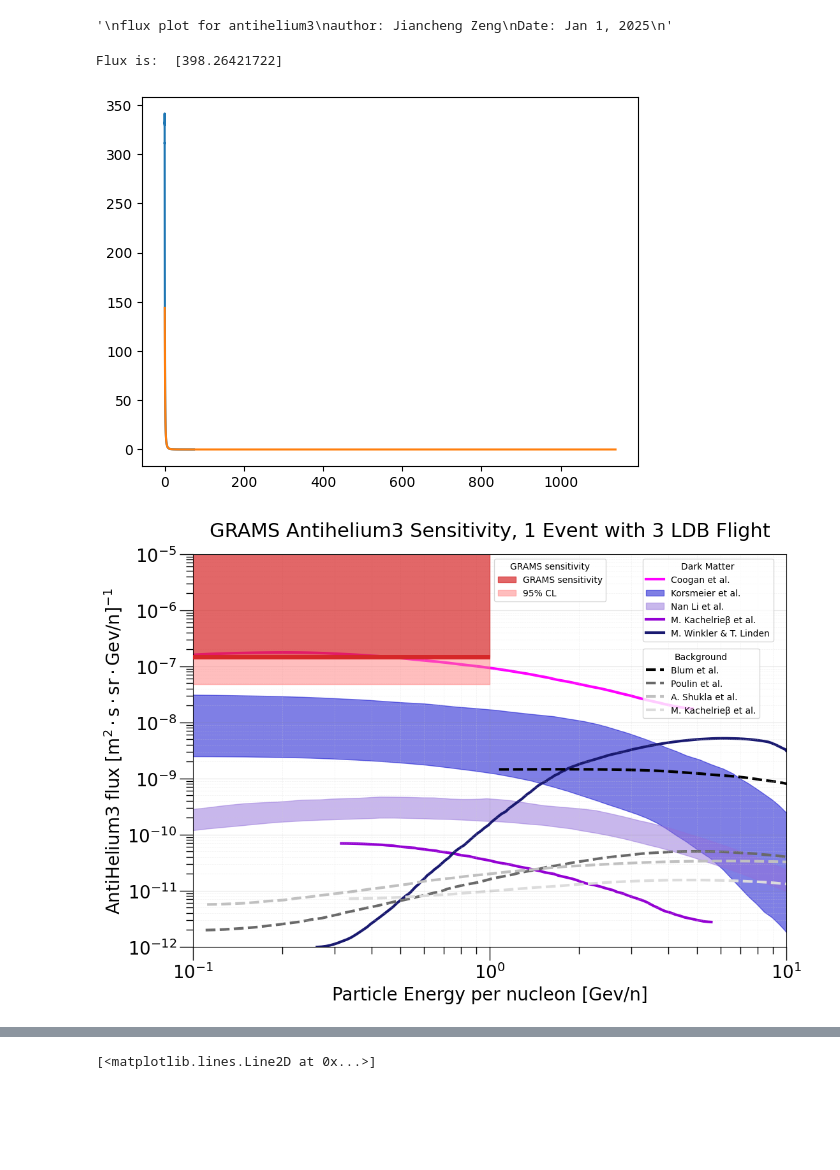
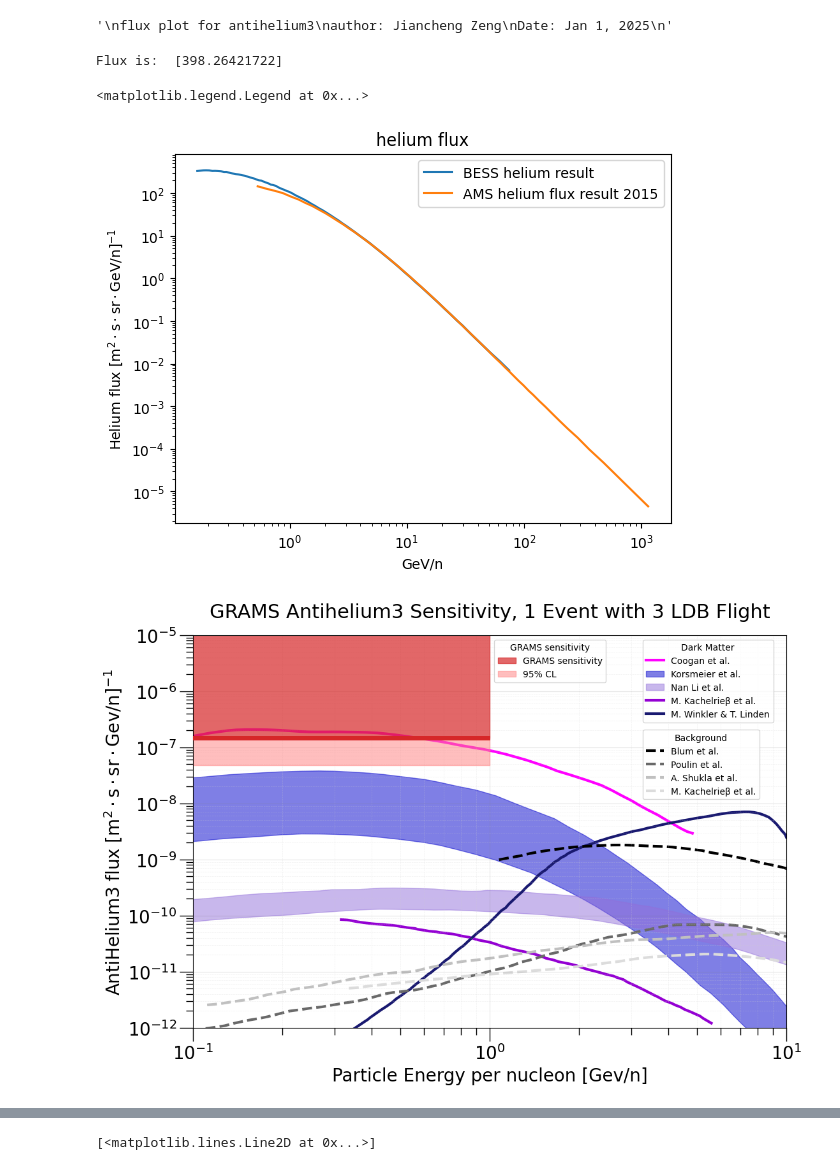
Before and after one commit to Eclipsedclaw/GRAMS, a Jupyter notebook: analysis/2023_Paper/flux_plot.ipynb, the cells around one changed output, grey strips where cells are left out. Cells and saved outputs as stored; diff of their text form; code cells hidden in the pictures; blank space fills up the shorter version.

Commit message:
flux plot updated for paper revision

```diff
--- a/analysis/2023_Paper/flux_plot.ipynb
+++ b/analysis/2023_Paper/flux_plot.ipynb
@@ -125,7 +125,7 @@ BKG_M_Kachelrie_background_y = [row[1] for row in BKG_M_Kachelrie_background]
 # %%
 from scipy.ndimage import gaussian_filter1d
 
-def smooth_with_gaussian(x, y, sigma=10):
+def smooth_with_gaussian(x, y, sigma=1):
     """
     Apply Gaussian kernel smoothing to the data.
 
@@ -138,7 +138,9 @@ def smooth_with_gaussian(x, y, sigma=10):
     - y_smooth: The smoothed y-values.
     """
     y_smooth = gaussian_filter1d(y, sigma=sigma)
+    #y_smooth = y
     return x, y_smooth
+
 
 DM_Linden_x, DM_Linden_y = smooth_with_gaussian(DM_Linden_x, DM_Linden_y)
 DM_coogan_x, DM_coogan_y = smooth_with_gaussian(DM_coogan_x, DM_coogan_y)
@@ -154,6 +156,12 @@ BKG_Poulin_x, BKG_Poulin_y = smooth_with_gaussian(BKG_Poulin_x, BKG_Poulin_y)
 BKG_A_Shukla_x, BKG_A_Shukla_y = smooth_with_gaussian(BKG_A_Shukla_x, BKG_A_Shukla_y)
 BKG_M_Kachelrie_background_x, BKG_M_Kachelrie_background_y = smooth_with_gaussian(BKG_M_Kachelrie_background_x, BKG_M_Kachelrie_background_y)
 # %%
+plt.xscale('log')
+plt.yscale('log')
+plt.title("helium flux")
+plt.xlabel("GeV/n")
+plt.ylabel(r'Helium flux $[m^{2}\cdot s \cdot sr \cdot GeV/n]^{-1}$')
+
 # BESS helium flux
 df = pd.read_csv("/NAS/JC/paper/GRAMS_antihelium3_sensitivity/BESS_helium.csv")
 BESS_helium = df.values.tolist()
@@ -163,7 +171,7 @@ BESS_helium_y = [row[1] for row in BESS_helium]
 
 # modify the energy convertion
 BESS_helium_y = [y / (x ** 2.7) for x, y in zip(BESS_helium_x, BESS_helium_y)]
-plt.plot(BESS_helium_x, BESS_helium_y)
+plt.plot(BESS_helium_x, BESS_helium_y, label = 'BESS helium result')
 
 # AMS helium flux on year 2015 paper
 df = pd.read_csv("/NAS/JC/paper/GRAMS_antihelium3_sensitivity/AMS_helium_2015.csv")
@@ -174,7 +182,7 @@ AMS_helium_2015_y = [row[1] for row in AMS_helium_2015]
 
 # modify the energy convertion
 AMS_helium_2015_y = [y / (x ** 2.7) for x, y in zip(AMS_helium_2015_x, AMS_helium_2015_y)]
-plt.plot(AMS_helium_2015_x, AMS_helium_2015_y)
+plt.plot(AMS_helium_2015_x, AMS_helium_2015_y, label = 'AMS helium flux result 2015')
 
 # AMS helium3 flux
 df = pd.read_csv("/NAS/JC/paper/GRAMS_antihelium3_sensitivity/AMS_helium3.csv")
@@ -225,35 +233,39 @@ def cal_helium_flux(energy, return_std=False):
     Predicts helium flux with optional uncertainty.
 
     Args:
         energy (float/array): Energy in GeV/n
         return_std (bool): If True, returns (flux, uncertainty)
 
     Returns:
         Flux (and std if return_std=True)
     """
     energy = np.asarray(energy)
     log_energy = np.log10(energy).reshape(-1, 1)
 
     if return_std:
         log_flux, log_std = gpr.predict(log_energy, return_std=True)
         return 10**log_flux.flatten(), (10**log_flux * np.log(10) * log_std).flatten()
     return 10**gpr.predict(log_energy).flatten()
 print("Flux is: ", cal_helium_flux(0.1))
 
 # convert Nan Li ratio into flux
 for i in range(len(DM_Nan_Li_upper_y)):
     DM_Nan_Li_upper_y[i] = DM_Nan_Li_upper_y[i] * cal_helium_flux(DM_Nan_Li_upper_x[i]) / ((DM_Nan_Li_upper_x[len(DM_Nan_Li_upper_x)-1] - DM_Nan_Li_upper_x[0])/len(DM_Nan_Li_upper_x))
 for i in range(len(DM_Nan_Li_lower_y)):
     DM_Nan_Li_lower_y[i] = DM_Nan_Li_lower_y[i] * cal_helium_flux(DM_Nan_Li_lower_x[i]) / ((DM_Nan_Li_lower_x[len(DM_Nan_Li_lower_x)-1] - DM_Nan_Li_lower_x[0])/len(DM_Nan_Li_lower_x))
 
 
 DM_Linden_y = [y_raw / x for x, y_raw in zip(DM_Linden_x, DM_Linden_y_raw)]
 
 # Helium flux from AMS 2015
-helium_AMS_2015_converted = cal_helium_flux(AMS_helium_2015_x)
+helium_flux_x = np.linspace(0.1, 120, 1000)
+helium_flux_converted = cal_helium_flux(helium_flux_x)
+
+plt.legend()
 # %% [output]
 Flux is:  [398.26421722]
+<matplotlib.legend.Legend at 0x...>
-[figure, old version]
+[figure, new version]
 # %%
 import matplotlib as mpl
 import matplotlib.pyplot as plt
@@ -327,4 +339,4 @@ plt.grid(which="minor", linestyle='--', linewidth=0.5, color='lightgray', alpha
 # Show the plot
 plt.show()
 # %% [output]
-[figure, old version]
+[figure, new version]
```
Also changed, not shown: parts of 4 cells of this notebook.
